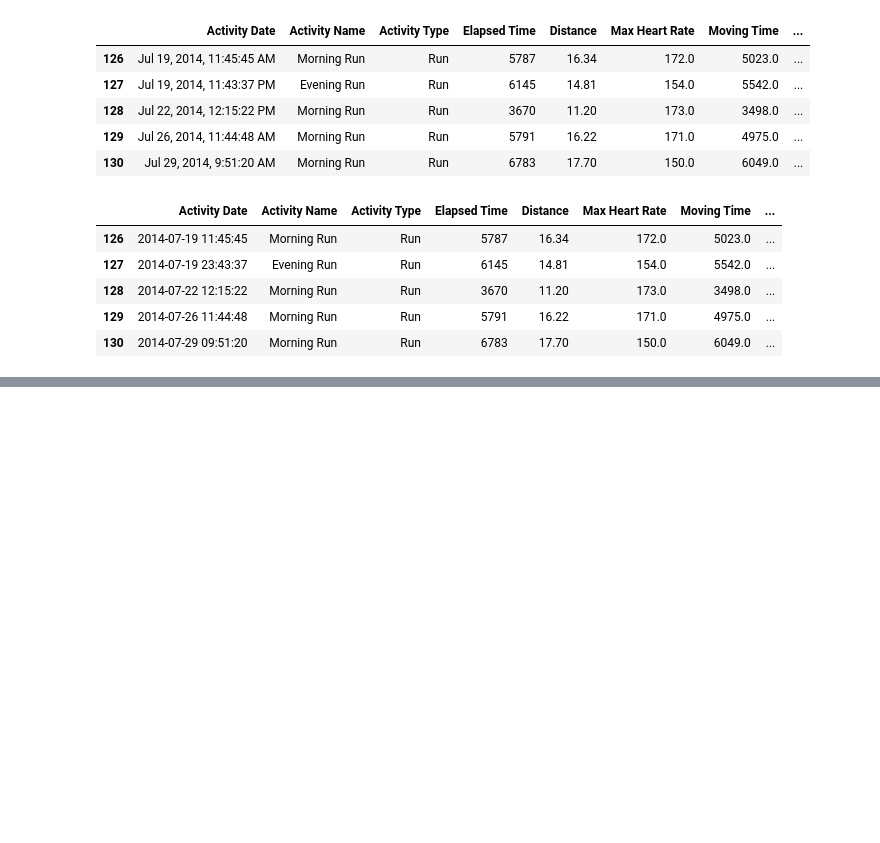
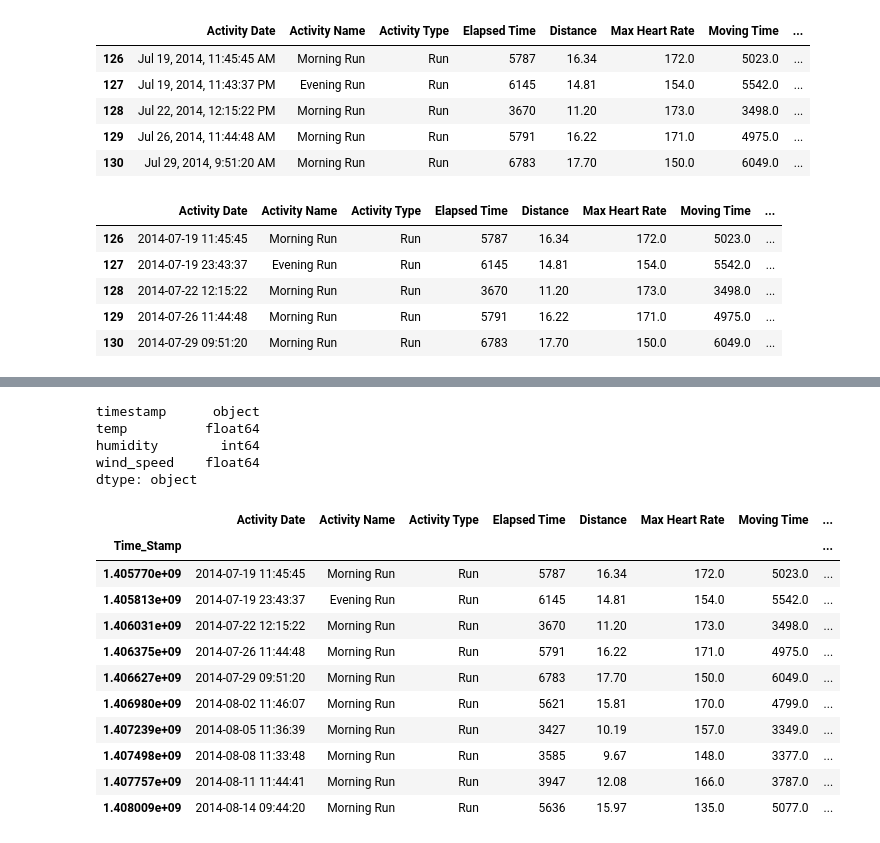
Before and after one commit to johnsilb/project_2, a Jupyter notebook: running.ipynb, the cells around one changed output, grey strips where cells are left out. Saved outputs shown, nothing was run; the diff lists cells and outputs as text; code cells hidden in the pictures; blank space fills up the shorter version.

```diff
--- a/running.ipynb
+++ b/running.ipynb
@@ -36,8 +30,8 @@ strava_data_df
 # %%
 #drop all non-running activities'
 
-cleaning_running_df = strava_data_df.loc[(
-    strava_data_df["Activity Type"] == "Run")]
+cleaning_running_df = garmin_data_df.loc[(
+    garmin_data_df["Activity Type"] == "Run")]
 
 cleaning_running_df.head()
 # %% [output]
@@ -163,28 +159,38 @@ running_test_df
 # %%
 #api call
 
+#declare a dictionary for API data
 running_weather_data = []
 
-ds_list = clean_running_df["Time_Stamp"].astype("str").to_list()
+#Create a list of datestamps for API Calls
+ds_list = running_test_df["Time_Stamp"].astype("str").to_list()
 ds_list = [sub[: -2] for sub in ds_list]
-url = "https://api.openweathermap.org/data/3.0/onecall/timemachine?lat=39.952778&lon=-75.163611&dt="
+
+#Generate the API url.
+url = "https://api.openweathermap.org/data/3.0/onecall/timemachine?lat=39.952583&lon=-75.165222&dt="
 api_key = "&appid=" + weather_api_key
 
+#interative loop to for API calls.
 for ts in ds_list:
 
+#API calls
     weather_url = url + ts + api_key
     weather = requests.get(weather_url).json()
+
+    #pull out the data we want from the json
+
     temp_js = weather["data"][0]["temp"]
     humidity_js = weather["data"][0]["humidity"]
-    #uvi_js = weather["data"][0]["uvi"]
     wind_speed_js = weather["data"][0]["wind_speed"]
 
+    #convert kelvin temperature to farhenheit
+    temp_f = round(1.8*(temp_js-273) + 32,1)
+
+    #create the dictionary
     running_weather_data.append({
-        "date": clean_running_data_df["Activity Date"],
-        "moving_time" : clean_running_data_df["Moving Time"],
-        "ave_hr" : clean_running_data_df["Average Heart Rate"],
-        "temp" : "temp_js",
-        "humidity" : "humidity_js",
-        "uvi" : "uvi_js",
-        "wind_speed" : "wind_speed_js"
+
+        "timestamp" : ts,
+        "temp" : temp_f,
+        "humidity" : humidity_js,
+        "wind_speed" : wind_speed_js
     })
@@ -207,0 +197,5 @@ weather_df.to_sql("weather_table", engine, index=False, if_exists="replace")
+# %%
+#convert the dictionary to a dataframe
+
+running_weather_df=pd.DataFrame(running_weather_data)
+running_weather_df.head(10)
@@ -207,0 +214,28 @@ weather_df.to_sql("weather_table", engine, index=False, if_exists="replace")
+# %%
+#checking datatypes on running_weather_df
+running_weather_df.dtypes
+# %% [output]
+timestamp      object
+temp          float64
+humidity        int64
+wind_speed    float64
+dtype: object
+# %%
+#convert running_weather_df.timestamp to a float.
+running_weather_df.timestamp = running_weather_df.timestamp.astype('float')
+
+#join running_test_df with running_weather_df
+running_test_df.set_index('Time_Stamp').join(running_weather_df.set_index('timestamp'))
+# %% [output]
+|  | Activity Date | Activity Name | Activity Type | Elapsed Time | Distance | Max Heart Rate | Moving Time | ... |
+| Time_Stamp |  |  |  |  |  |  |  | ... |
+| 1.405770e+09 | 2014-07-19 11:45:45 | Morning Run | Run | 5787 | 16.34 | 172.0 | 5023.0 | ... |
+| 1.405813e+09 | 2014-07-19 23:43:37 | Evening Run | Run | 6145 | 14.81 | 154.0 | 5542.0 | ... |
+| 1.406031e+09 | 2014-07-22 12:15:22 | Morning Run | Run | 3670 | 11.20 | 173.0 | 3498.0 | ... |
+| 1.406375e+09 | 2014-07-26 11:44:48 | Morning Run | Run | 5791 | 16.22 | 171.0 | 4975.0 | ... |
+| 1.406627e+09 | 2014-07-29 09:51:20 | Morning Run | Run | 6783 | 17.70 | 150.0 | 6049.0 | ... |
+| 1.406980e+09 | 2014-08-02 11:46:07 | Morning Run | Run | 5621 | 15.81 | 170.0 | 4799.0 | ... |
+| 1.407239e+09 | 2014-08-05 11:36:39 | Morning Run | Run | 3427 | 10.19 | 157.0 | 3349.0 | ... |
+| 1.407498e+09 | 2014-08-08 11:33:48 | Morning Run | Run | 3585 | 9.67 | 148.0 | 3377.0 | ... |
+| 1.407757e+09 | 2014-08-11 11:44:41 | Morning Run | Run | 3947 | 12.08 | 166.0 | 3787.0 | ... |
+| 1.408009e+09 | 2014-08-14 09:44:20 | Morning Run | Run | 5636 | 15.97 | 135.0 | 5077.0 | ... |
```
Also changed, not shown: parts of 16 cells of this notebook.
